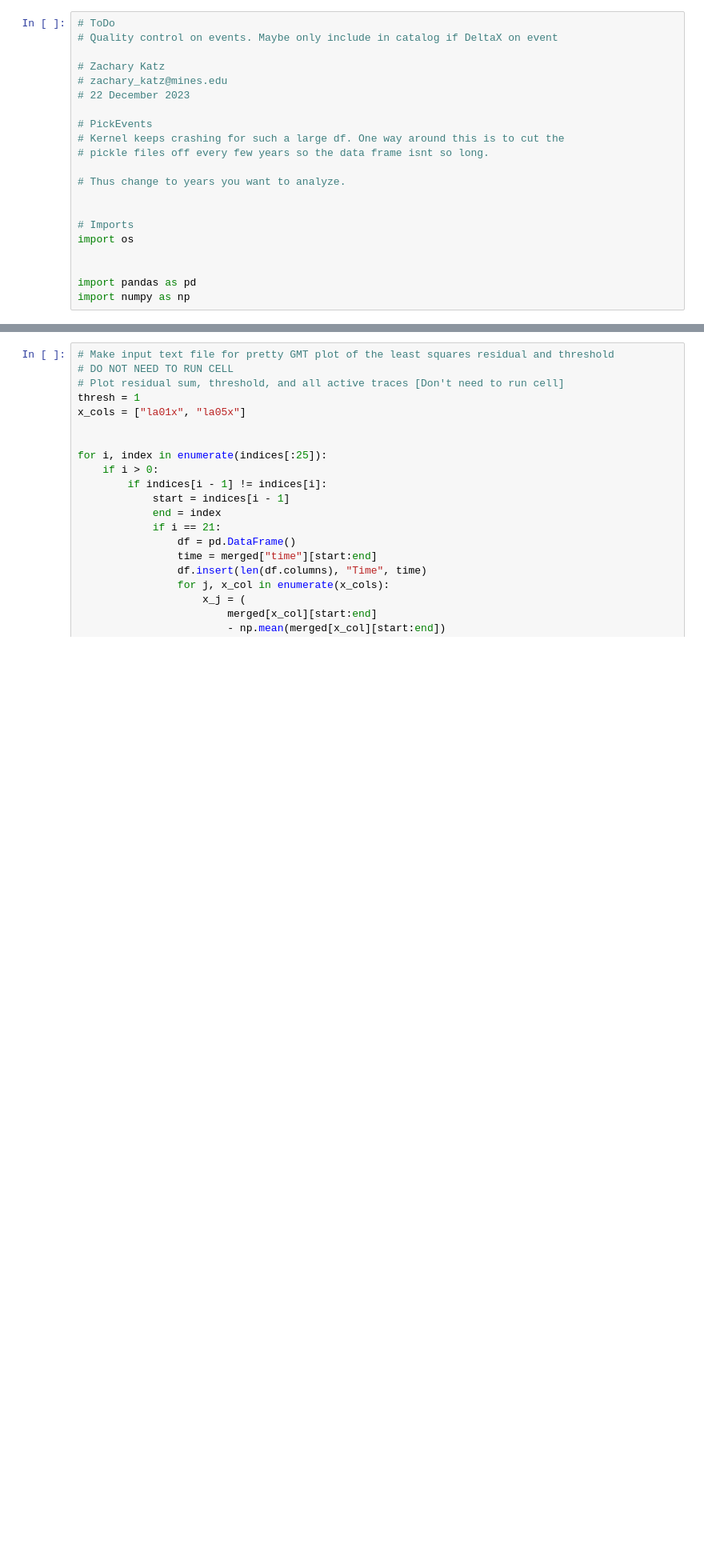
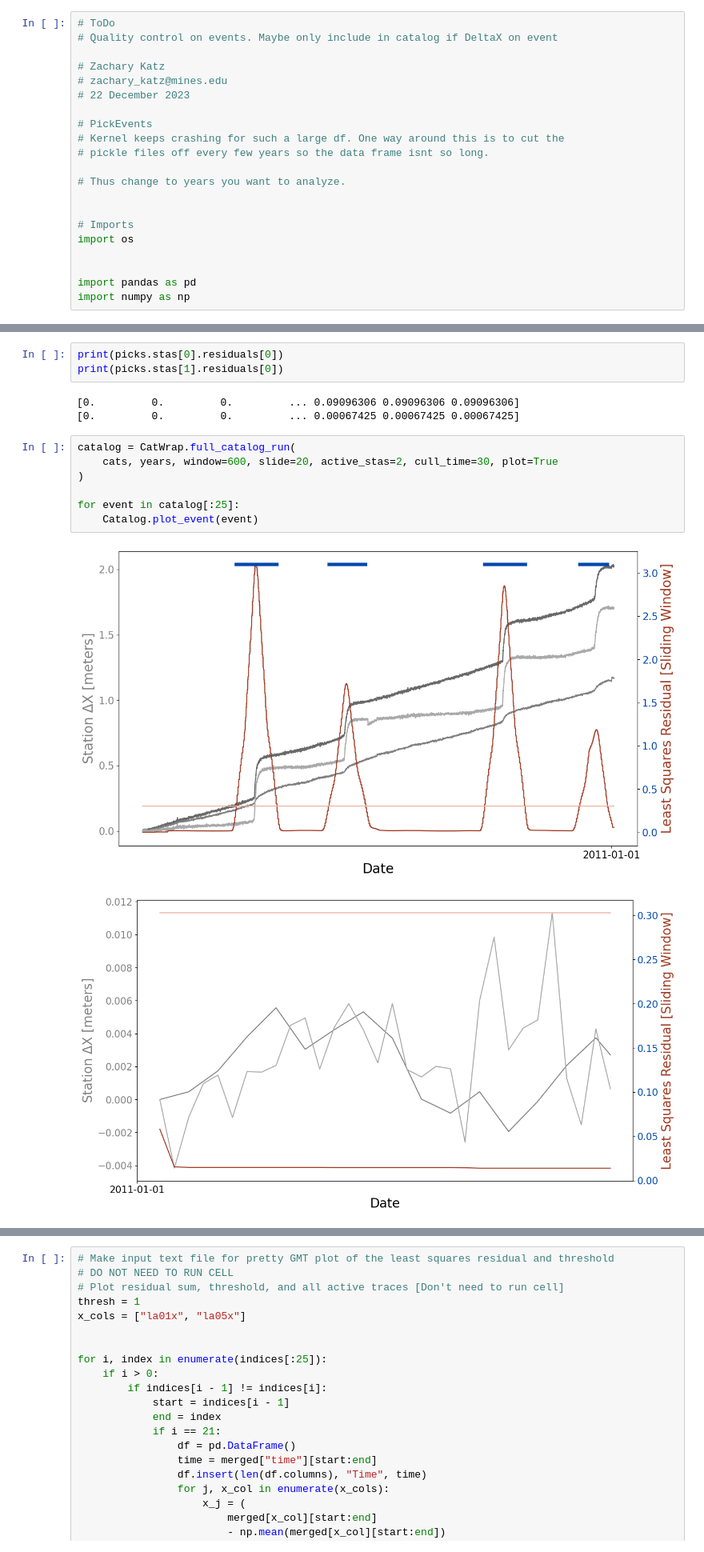
Before and after one commit to zsk4/WhillansCatalogPaper, a Jupyter notebook: PickEvents.ipynb, the cells around one changed output, grey strips where cells are left out. Shown at 80% size. Cells and saved outputs as stored; diff of their text form; blank space fills up the shorter version.

```diff
--- a/PickEvents.ipynb
+++ b/PickEvents.ipynb
@@ -42,0 +105,16 @@ ModuleNotFoundError: No module named 'Catalog'
+# %%
+print(picks.stas[0].residuals[0])
+print(picks.stas[1].residuals[0])
+# %% [output]
+[0.         0.         0.         ... 0.09096306 0.09096306 0.09096306]
+[0.         0.         0.         ... 0.00067425 0.00067425 0.00067425]
+# %%
+catalog = CatWrap.full_catalog_run(
+    cats, years, window=600, slide=20, active_stas=2, cull_time=30, plot=True
+)
+
+for event in catalog[:25]:
+    Catalog.plot_event(event)
+# %% [output]
+[figure, added]
+[figure, added]
```
Also changed, not shown: parts of 6 cells of this notebook, 8 other files.
